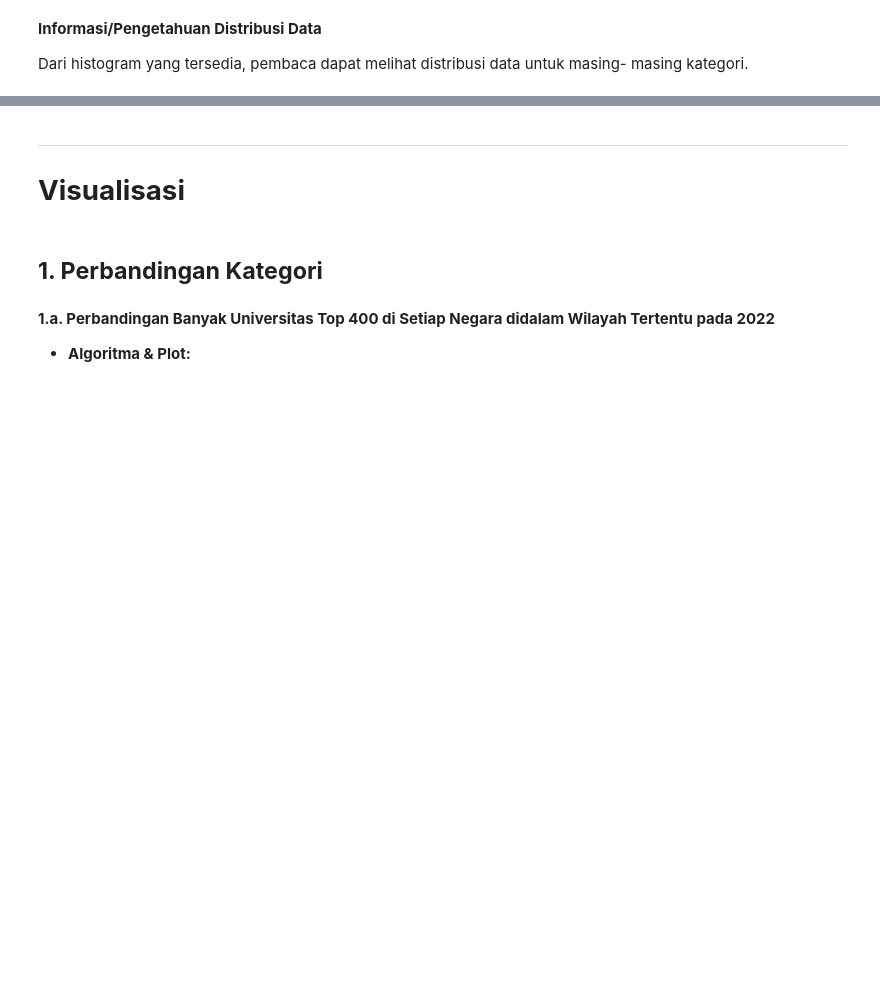
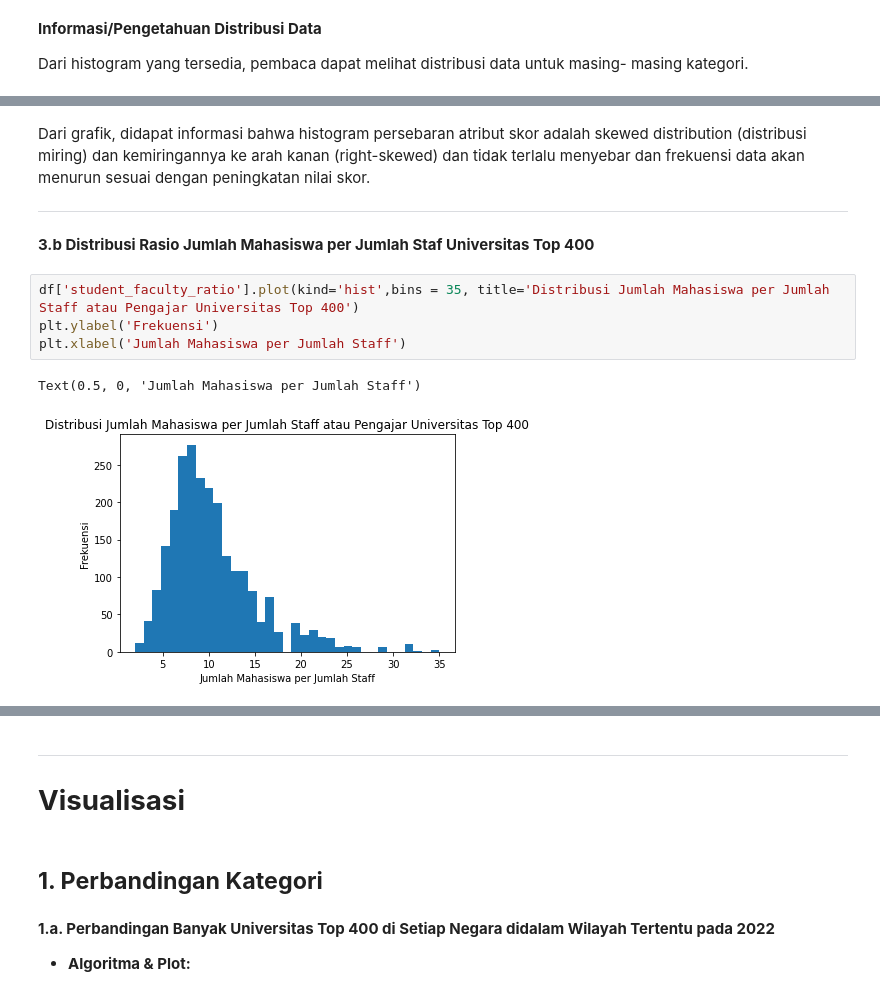
Before and after one commit to dewodt/Analisis-Rank-Universitas, a Jupyter notebook: Analisis_Tubes2.ipynb, the cells around one changed output, grey strips where cells are left out. Cells and saved outputs as stored; diff of their text form; blank space fills up the shorter version.

```diff
--- a/Analisis_Tubes2.ipynb
+++ b/Analisis_Tubes2.ipynb
@@ -1239,0 +1225,13 @@ Dari histogram yang tersedia, pembaca dapat melihat distribusi data untuk masing
+# %% [markdown]
+Dari grafik, didapat informasi bahwa  histogram  persebaran atribut skor adalah skewed distribution (distribusi miring) dan kemiringannya ke arah kanan (right-skewed) dan tidak terlalu menyebar dan frekuensi data akan menurun sesuai dengan peningkatan nilai skor.
+
+---
+# %% [markdown]
+**3.b Distribusi Rasio Jumlah Mahasiswa per Jumlah Staf Universitas Top 400**
+# %%
+df['student_faculty_ratio'].plot(kind='hist',bins = 35, title='Distribusi Jumlah Mahasiswa per Jumlah Staff atau Pengajar Universitas Top 400')
+plt.ylabel('Frekuensi')
+plt.xlabel('Jumlah Mahasiswa per Jumlah Staff')
+# %% [output]
+Text(0.5, 0, 'Jumlah Mahasiswa per Jumlah Staff')
+[figure, added]
```
Also changed, not shown: parts of 45 cells of this notebook.
